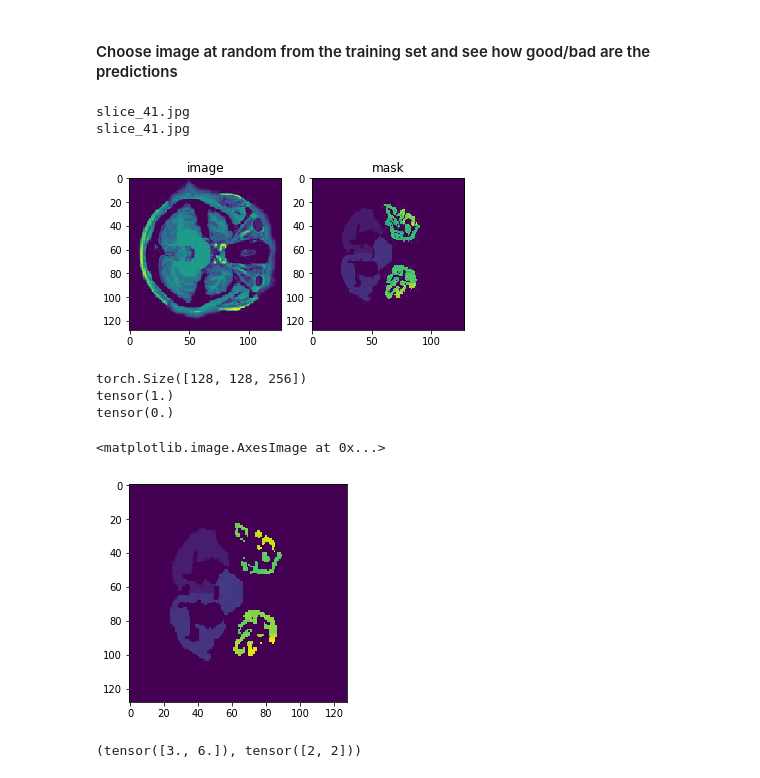
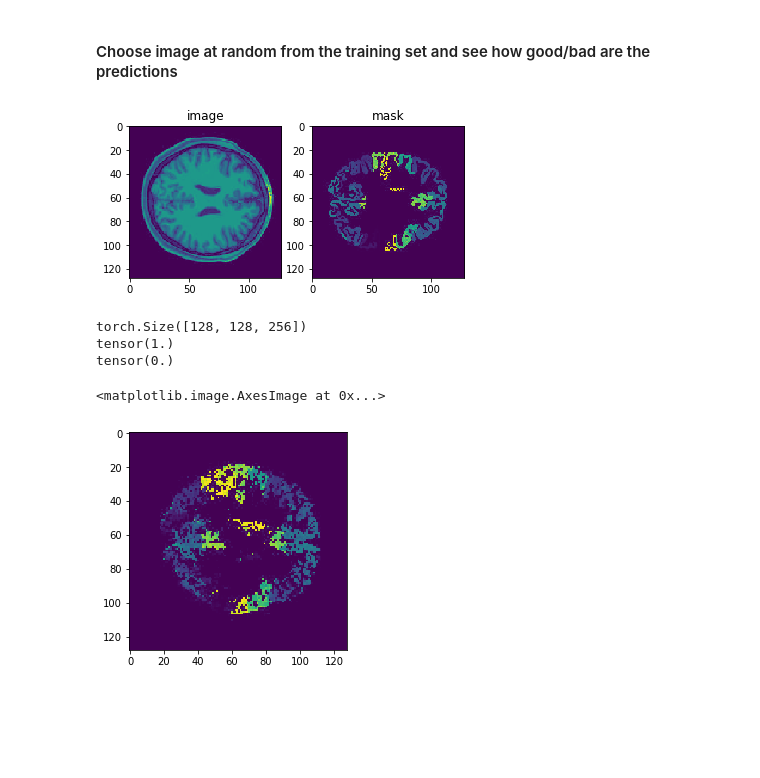
Before and after one commit to xysong1201/MRIImage_segmentation, a Jupyter notebook: MRI_ImageSeg_Unet.ipynb, the cells around one changed output. Drawn from its saved outputs; the diff is of its cells as text; code cells hidden in the pictures; blank space fills up the shorter version.

```diff
--- a/MRI_ImageSeg_Unet.ipynb
+++ b/MRI_ImageSeg_Unet.ipynb
@@ -480,46 +370,8 @@ class outconv(nn.Module):
-# %%
-class UNet(nn.Module):
-    """
-    Args:
-        input channel(int)
-        output channel(int)
-    """
-    def __init__(self):
-        super(UNet, self).__init__()
-
-
-        self.conv_in = double_conv(1,8)
-        self.down1 = down(8,16)
-        self.down2 = down(16,32)
-        self.down3 = down(32,64)
-        self.down4 = down(64,128)
-
-        self.up1 = up(128,64)
-        self.up2 = up(64,32)
-        self.up3 = up(32,16)
-        self.up4 = up(16,8)
-        self.conv_out = outconv(8,256)
-
-
-
-    def forward(self, x):
-        x1 = self.conv_in(x)
-        x2 = self.down1(x1)
-        x3 = self.down2(x2)
-        x4 = self.down3(x3)
-        x5 = self.down4(x4)
-        x = self.up1(x5, x4)
-        x = self.up2(x, x3)
-        x = self.up3(x, x2)
-        x = self.up4(x, x1)
-        x = self.conv_out(x)
-        x = F.log_softmax(x, dim =1)
-        return x
 # %% [markdown]
 ### Unet parameters
 # %%
 # input channel is 3, output channel is 1
-unet = UNet()
+unet = UNet.UNet(1,256,64)
 print(unet)
 unet_params = list(unet.parameters())
 print("The length of the unet parameter is: ")
@@ -656,35 +513,28 @@ Finish Training
 # %%
-sample=train_data[5]
+sample=train_data[6]
 img = sample['T1a']
 mask = sample['parc5a']
 
 show_mask(img.squeeze(), mask)
 
 img = img.unsqueeze(dim = 0)
 
 img = img.to(device)
 
 
 # feed it to network
 scores =  unet(img)
 scores = scores.detach().cpu().squeeze().permute(1,2,0)
 print(scores.size())
 scores = torch.exp(scores)
 print(torch.max(scores))
 print(torch.min(scores))
 a,b = torch.max(scores,dim=2)
 plt.imshow(b)
 # %% [output]
+[figure, new version]
-slice_41.jpg
-slice_41.jpg
+torch.Size([128, 128, 256])
+tensor(1.)
+tensor(0.)
-[figure, old version]
-torch.Size([128, 128, 256])
-tensor(1.)
-tensor(0.)
+<matplotlib.image.AxesImage at 0x...>
-<matplotlib.image.AxesImage at 0x...>
-[figure, old version]
+[figure, new version]
-# %%
-a = torch.Tensor([[1,2,3],[4,5,6]])
-torch.max(a,dim=1)
-# %% [output]
-(tensor([3., 6.]), tensor([2, 2]))
```
Also changed, not shown: parts of 17 cells of this notebook, 7 other files.
